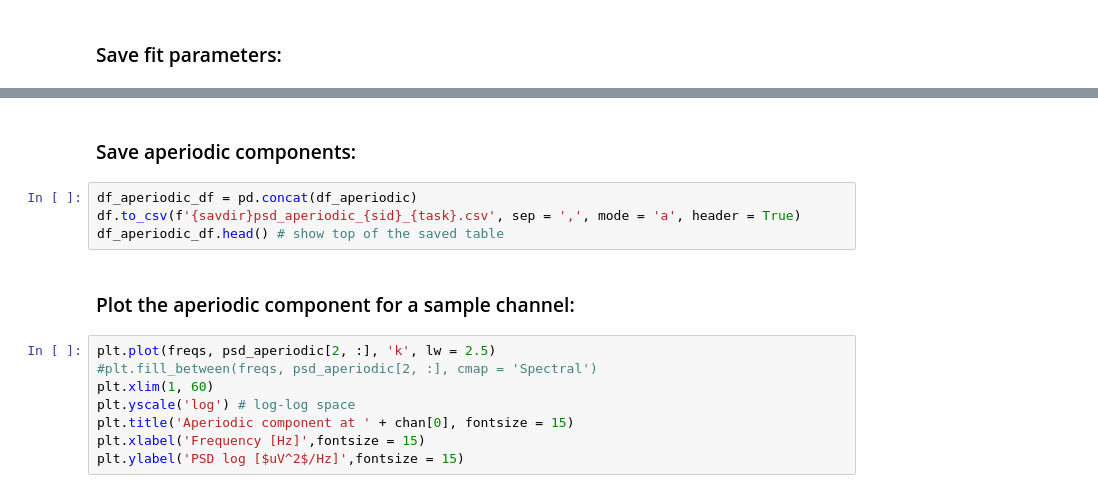
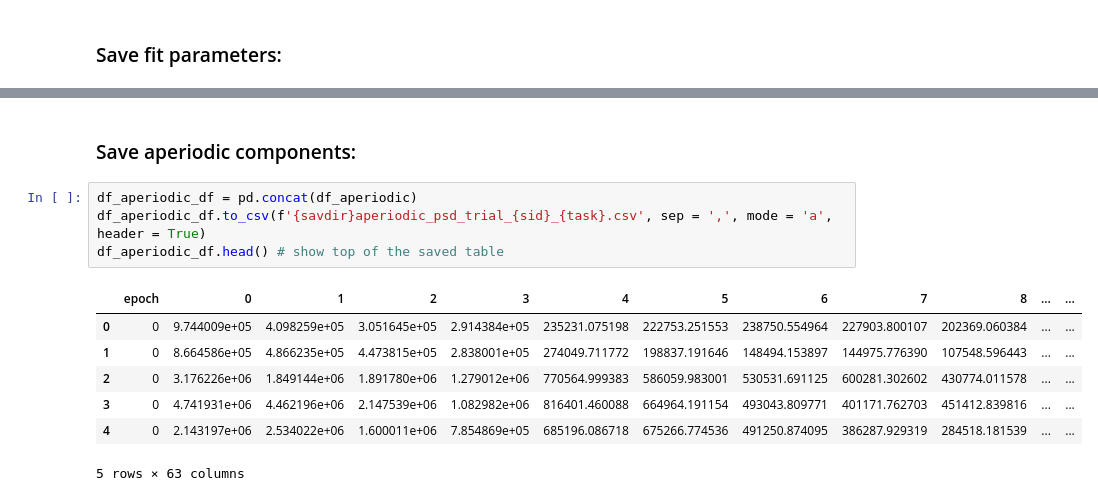
Before and after one commit to elizljohnson-projects/project-ieeg-aperiodic-development, a Jupyter notebook: aperiodic_irasa.ipynb, the cells around one changed output, grey strips where cells are left out. Cells and saved outputs as stored; diff of their text form.

```diff
--- a/aperiodic_irasa.ipynb
+++ b/aperiodic_irasa.ipynb
@@ -93,16 +124,14 @@ df.head() # show top of the saved table
-# %% [markdown]
-### Save aperiodic components:
-# %%
-df_aperiodic_df = pd.concat(df_aperiodic)
-df.to_csv(f'{savdir}psd_aperiodic_{sid}_{task}.csv', sep = ',', mode = 'a', header = True)
-df_aperiodic_df.head() # show top of the saved table
-# %% [markdown]
-### Plot the aperiodic component for a sample channel:
-# %%
-plt.plot(freqs, psd_aperiodic[2, :], 'k', lw = 2.5)
-#plt.fill_between(freqs, psd_aperiodic[2, :], cmap = 'Spectral')
-plt.xlim(1, 60)
-plt.yscale('log') # log-log space
-plt.title('Aperiodic component at ' + chan[0], fontsize = 15)
-plt.xlabel('Frequency [Hz]',fontsize = 15)
-plt.ylabel('PSD log [$uV^2$/Hz]',fontsize = 15)
+# %% [markdown]
+### Save aperiodic components:
+# %%
+df_aperiodic_df = pd.concat(df_aperiodic)
+df_aperiodic_df.to_csv(f'{savdir}aperiodic_psd_trial_{sid}_{task}.csv', sep = ',', mode = 'a', header = True)
+df_aperiodic_df.head() # show top of the saved table
+# %% [output]
+|  | epoch | 0 | 1 | 2 | 3 | 4 | 5 | 6 | 7 | 8 | ... | ... |
+| 0 | 0 | 9.744009e+05 | 4.098259e+05 | 3.051645e+05 | 2.914384e+05 | 235231.075198 | 222753.251553 | 238750.554964 | 227903.800107 | 202369.060384 | ... | ... |
+| 1 | 0 | 8.664586e+05 | 4.866235e+05 | 4.473815e+05 | 2.838001e+05 | 274049.711772 | 198837.191646 | 148494.153897 | 144975.776390 | 107548.596443 | ... | ... |
+| 2 | 0 | 3.176226e+06 | 1.849144e+06 | 1.891780e+06 | 1.279012e+06 | 770564.999383 | 586059.983001 | 530531.691125 | 600281.302602 | 430774.011578 | ... | ... |
+| 3 | 0 | 4.741931e+06 | 4.462196e+06 | 2.147539e+06 | 1.082982e+06 | 816401.460088 | 664964.191154 | 493043.809771 | 401171.762703 | 451412.839816 | ... | ... |
+| 4 | 0 | 2.143197e+06 | 2.534022e+06 | 1.600011e+06 | 7.854869e+05 | 685196.086718 | 675266.774536 | 491250.874095 | 386287.929319 | 284518.181539 | ... | ... |
+5 rows × 63 columns
```
Also changed, not shown: parts of 15 cells of this notebook.
